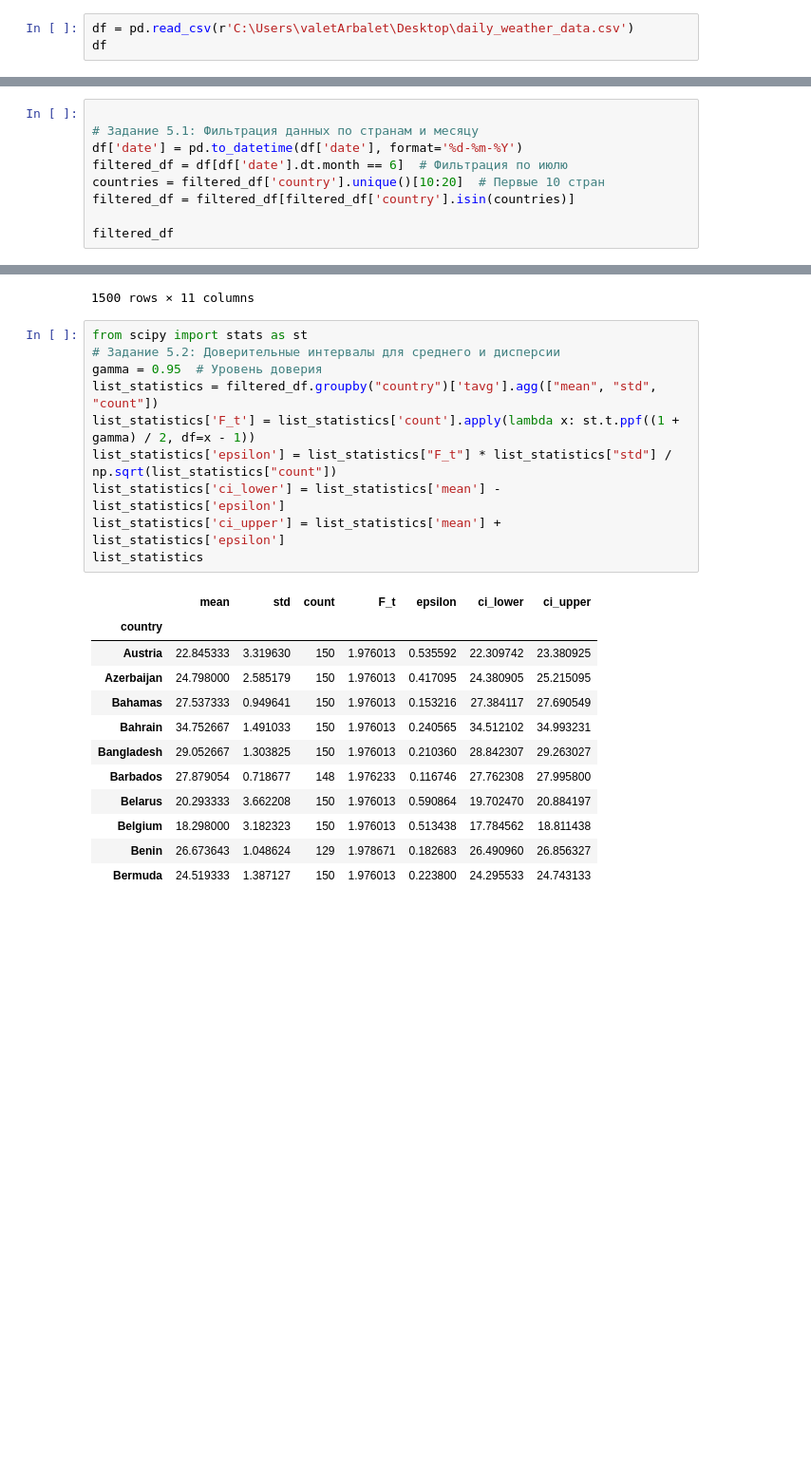
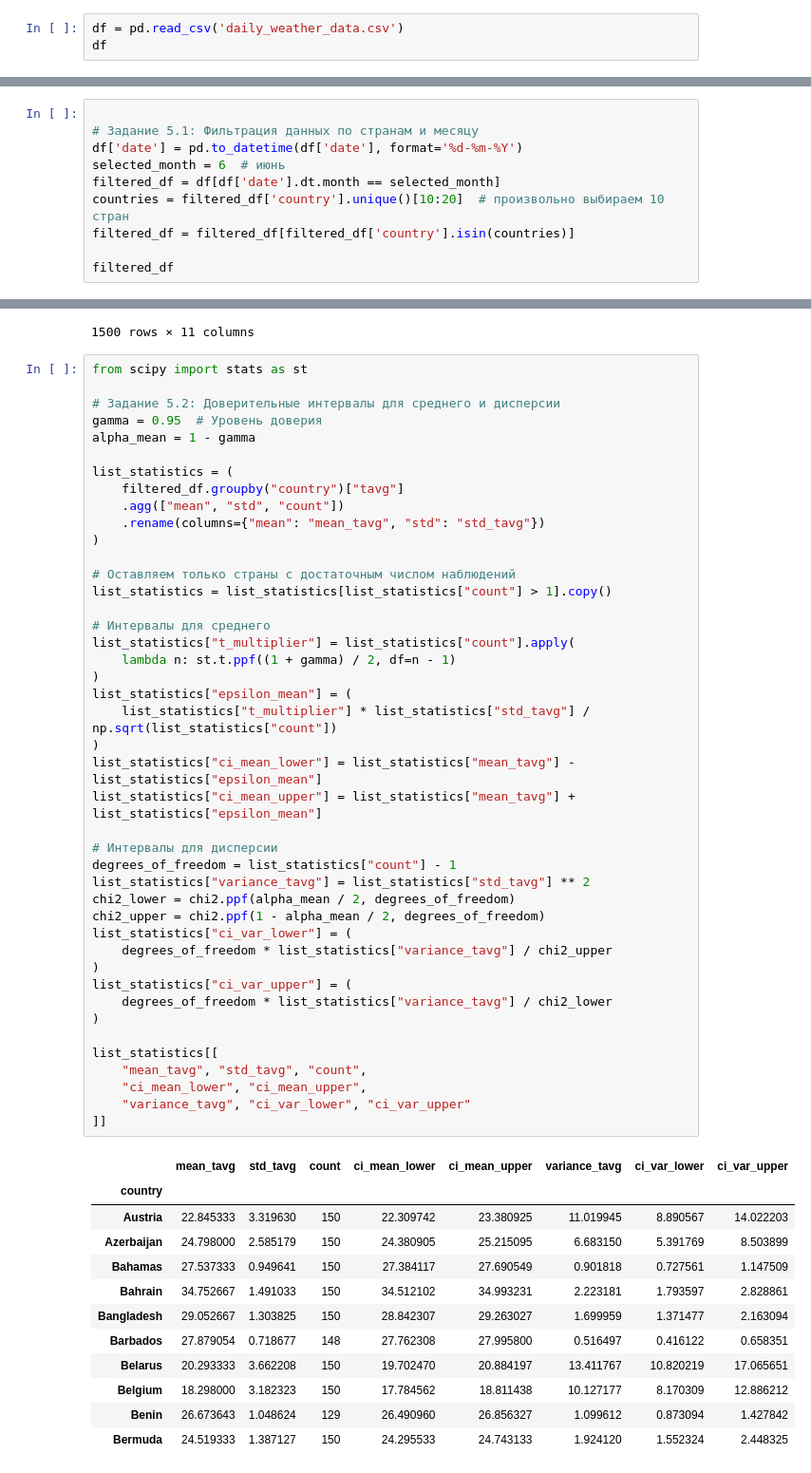
Before and after one commit to Zahar-Bratchikov/statistic, a Jupyter notebook: lab6/lab6.ipynb, the cells around one changed output, grey strips where cells are left out. Shown at 95% size. Saved outputs shown, nothing was run; the diff lists cells and outputs as text; blank space fills up the shorter version.

```diff
--- a/lab6/lab6.ipynb
+++ b/lab6/lab6.ipynb
@@ -209,7 +229,7 @@ print("Доверительный интервал для дисперсии (м
 # %% [markdown]
 ![image.png](attachment:image.png)
 # %%
-df = pd.read_csv(r'C:\Users\valetArbalet\Desktop\daily_weather_data.csv')
+df = pd.read_csv('daily_weather_data.csv')
 df
 # %% [output]
 |  | date | country | city | Latitude | Longitude | tavg | tmin | tmax | wdir | wspd | pres |
@@ -229,8 +249,9 @@ df
 
 # Задание 5.1: Фильтрация данных по странам и месяцу
 df['date'] = pd.to_datetime(df['date'], format='%d-%m-%Y')
-filtered_df = df[df['date'].dt.month == 6]  # Фильтрация по июлю
-countries = filtered_df['country'].unique()[10:20]  # Первые 10 стран
+selected_month = 6  # июнь
+filtered_df = df[df['date'].dt.month == selected_month]
+countries = filtered_df['country'].unique()[10:20]  # произвольно выбираем 10 стран
 filtered_df = filtered_df[filtered_df['country'].isin(countries)]
 
 filtered_df
@@ -250,24 +271,57 @@ filtered_df
 1500 rows × 11 columns
 # %%
 from scipy import stats as st
+
 # Задание 5.2: Доверительные интервалы для среднего и дисперсии
 gamma = 0.95  # Уровень доверия
-list_statistics = filtered_df.groupby("country")['tavg'].agg(["mean", "std", "count"])
-list_statistics['F_t'] = list_statistics['count'].apply(lambda x: st.t.ppf((1 + gamma) / 2, df=x - 1))
-list_statistics['epsilon'] = list_statistics["F_t"] * list_statistics["std"] / np.sqrt(list_statistics["count"])
-list_statistics['ci_lower'] = list_statistics['mean'] - list_statistics['epsilon']
-list_statistics['ci_upper'] = list_statistics['mean'] + list_statistics['epsilon']
-list_statistics
+alpha_mean = 1 - gamma
+
+list_statistics = (
+    filtered_df.groupby("country")["tavg"]
+    .agg(["mean", "std", "count"])
+    .rename(columns={"mean": "mean_tavg", "std": "std_tavg"})
+)
+
+# Оставляем только страны с достаточным числом наблюдений
+list_statistics = list_statistics[list_statistics["count"] > 1].copy()
+
+# Интервалы для среднего
+list_statistics["t_multiplier"] = list_statistics["count"].apply(
+    lambda n: st.t.ppf((1 + gamma) / 2, df=n - 1)
+)
+list_statistics["epsilon_mean"] = (
+    list_statistics["t_multiplier"] * list_statistics["std_tavg"] / np.sqrt(list_statistics["count"])
+)
+list_statistics["ci_mean_lower"] = list_statistics["mean_tavg"] - list_statistics["epsilon_mean"]
+list_statistics["ci_mean_upper"] = list_statistics["mean_tavg"] + list_statistics["epsilon_mean"]
+
+# Интервалы для дисперсии
+degrees_of_freedom = list_statistics["count"] - 1
+list_statistics["variance_tavg"] = list_statistics["std_tavg"] ** 2
+chi2_lower = chi2.ppf(alpha_mean / 2, degrees_of_freedom)
+chi2_upper = chi2.ppf(1 - alpha_mean / 2, degrees_of_freedom)
+list_statistics["ci_var_lower"] = (
+    degrees_of_freedom * list_statistics["variance_tavg"] / chi2_upper
+)
+list_statistics["ci_var_upper"] = (
+    degrees_of_freedom * list_statistics["variance_tavg"] / chi2_lower
+)
+
+list_statistics[[
+    "mean_tavg", "std_tavg", "count",
+    "ci_mean_lower", "ci_mean_upper",
+    "variance_tavg", "ci_var_lower", "ci_var_upper"
+]]
 # %% [output]
-|  | mean | std | count | F_t | epsilon | ci_lower | ci_upper |
-| country |  |  |  |  |  |  |  |
-| Austria | 22.845333 | 3.319630 | 150 | 1.976013 | 0.535592 | 22.309742 | 23.380925 |
-| Azerbaijan | 24.798000 | 2.585179 | 150 | 1.976013 | 0.417095 | 24.380905 | 25.215095 |
-| Bahamas | 27.537333 | 0.949641 | 150 | 1.976013 | 0.153216 | 27.384117 | 27.690549 |
-| Bahrain | 34.752667 | 1.491033 | 150 | 1.976013 | 0.240565 | 34.512102 | 34.993231 |
-| Bangladesh | 29.052667 | 1.303825 | 150 | 1.976013 | 0.210360 | 28.842307 | 29.263027 |
-| Barbados | 27.879054 | 0.718677 | 148 | 1.976233 | 0.116746 | 27.762308 | 27.995800 |
-| Belarus | 20.293333 | 3.662208 | 150 | 1.976013 | 0.590864 | 19.702470 | 20.884197 |
-| Belgium | 18.298000 | 3.182323 | 150 | 1.976013 | 0.513438 | 17.784562 | 18.811438 |
-| Benin | 26.673643 | 1.048624 | 129 | 1.978671 | 0.182683 | 26.490960 | 26.856327 |
-| Bermuda | 24.519333 | 1.387127 | 150 | 1.976013 | 0.223800 | 24.295533 | 24.743133 |
+|  | mean_tavg | std_tavg | count | ci_mean_lower | ci_mean_upper | variance_tavg | ci_var_lower | ci_var_upper |
+| country |  |  |  |  |  |  |  |  |
+| Austria | 22.845333 | 3.319630 | 150 | 22.309742 | 23.380925 | 11.019945 | 8.890567 | 14.022203 |
+| Azerbaijan | 24.798000 | 2.585179 | 150 | 24.380905 | 25.215095 | 6.683150 | 5.391769 | 8.503899 |
+| Bahamas | 27.537333 | 0.949641 | 150 | 27.384117 | 27.690549 | 0.901818 | 0.727561 | 1.147509 |
+| Bahrain | 34.752667 | 1.491033 | 150 | 34.512102 | 34.993231 | 2.223181 | 1.793597 | 2.828861 |
+| Bangladesh | 29.052667 | 1.303825 | 150 | 28.842307 | 29.263027 | 1.699959 | 1.371477 | 2.163094 |
+| Barbados | 27.879054 | 0.718677 | 148 | 27.762308 | 27.995800 | 0.516497 | 0.416122 | 0.658351 |
+| Belarus | 20.293333 | 3.662208 | 150 | 19.702470 | 20.884197 | 13.411767 | 10.820219 | 17.065651 |
+| Belgium | 18.298000 | 3.182323 | 150 | 17.784562 | 18.811438 | 10.127177 | 8.170309 | 12.886212 |
+| Benin | 26.673643 | 1.048624 | 129 | 26.490960 | 26.856327 | 1.099612 | 0.873094 | 1.427842 |
+| Bermuda | 24.519333 | 1.387127 | 150 | 24.295533 | 24.743133 | 1.924120 | 1.552324 | 2.448325 |
```
Also changed, not shown: parts of 8 cells of this notebook, 2 other files.
